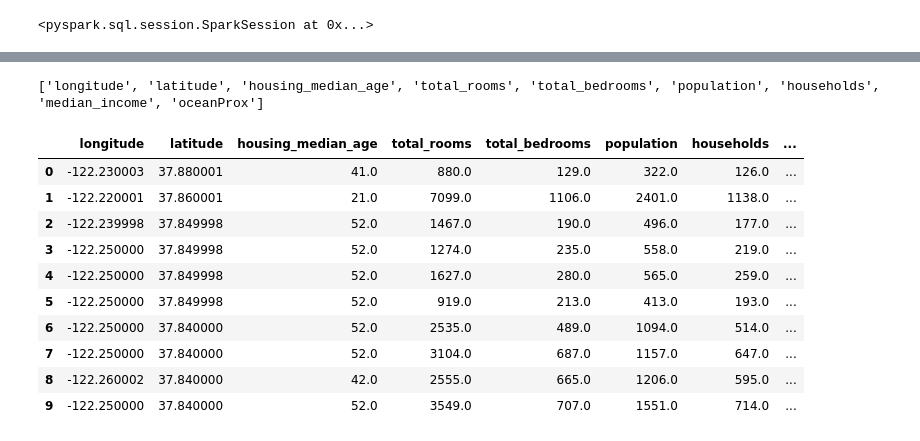
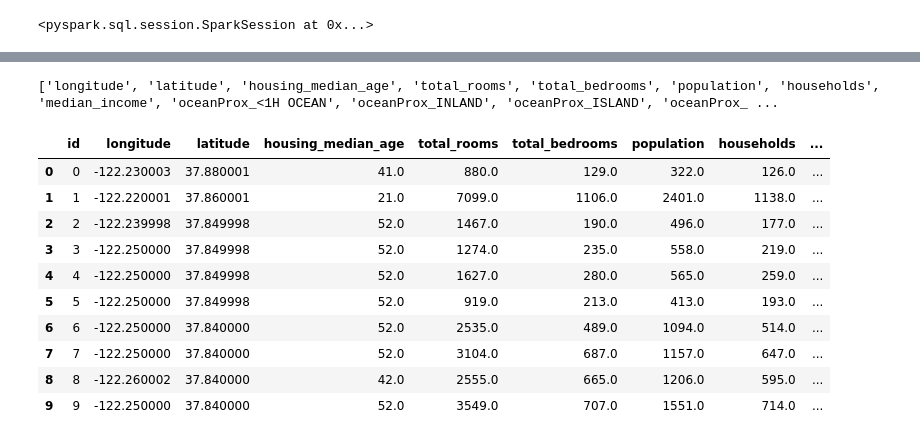
Before and after one commit to ahowe42/pyspark_explore, a Jupyter notebook: pyspark_essentials_udemy/MLLIB_Regression.ipynb, the cells around one changed output, grey strips where cells are left out. Drawn from its saved outputs; the diff is of its cells as text; code cells hidden in the pictures.

```diff
--- a/pyspark_essentials_udemy/MLLIB_Regression.ipynb
+++ b/pyspark_essentials_udemy/MLLIB_Regression.ipynb
@@ -26,6 +27,7 @@ spark
 1 cores
 <pyspark.sql.session.SparkSession at 0x...>
 # %%
+''' get the data '''
 # load the data
 fil = '../data/housing.csv'
 schem = StructType([StructField('longitude', FloatType()), StructField('latitude', FloatType()),
@@ -33,8 +35,12 @@ schem = StructType([StructField('longitude', FloatType()), StructField('latitude
                     StructField('total_bedrooms', FloatType()), StructField('population', FloatType()),
                     StructField('households', FloatType()), StructField('median_income', FloatType()),
                     StructField('median_house_value', FloatType()), StructField('ocean_proximity', StringType())])
+house = spark.read.format('csv').options(header=True).schema(schem).load(fil)
 
-house = spark.read.format('csv').options(header=True).schema(schem).load(fil)
+# add an ID - don't actually care if it's monotonic
+house = house.select(monotonically_increasing_id().alias('id'), '*')
+
+# talk
 cnt = house.count()
 print('%d records'%cnt)
 house.show(truncate=False)
@@ -90,16 +99,21 @@ print('%d records'%house.count())
 # %%
 ''' OHE the ocean_proximity var '''
 # first review the distribution
-display(house.groupBy('ocean_proximity').count().toPandas())
+tab = house.groupBy('ocean_proximity').count().toPandas().sort_values(by='ocean_proximity')
+display(tab)
 
 # first need to string index ...
-indx = StringIndexer(inputCol='ocean_proximity', outputCol='oceanProx_int')
+indx = StringIndexer(inputCol='ocean_proximity', outputCol='oceanProx_int', stringOrderType='alphabetAsc')
 house = indx.fit(house).transform(house)
 
 # ... then we can encode
 ohe = OneHotEncoder(inputCol='oceanProx_int', outputCol='oceanProx')
 house = ohe.fit(house).transform(house).drop('oceanProx_int')
 
+# make the OHE columns - last is excluded; when all are 0, it's the last
+featOHE = ['oceanProx_%s'%c for c in tab.ocean_proximity.values[:-1]]
+print(featOHE)
+
 # talk
 house.show(truncate=False)
 # %% [output]
@@ -132,28 +146,34 @@ house = house.withColumnRenamed('median_house_value', 'label')
 # %%
 ''' prepare the features '''
 # get the features
-features = [c for c in house.columns if c not in (['ocean_proximity', 'label'])]
+features = [c for c in house.columns if c not in (['ocean_proximity', 'label', 'id'])]
+
+# create & scale the features vector
+assr = VectorAssembler(inputCols=features, outputCol='features_raw')
+scalr = MinMaxScaler(inputCol='features_raw', outputCol='features')
+pipe = Pipeline(stages=[assr, scalr]).fit(house)
+house = pipe.transform(house).drop('features_raw')
+
+# now update the features list with the ocean proximity OHE columns; this assumes
+# oceanProx was the last column, which should be true
+features = features[:-1] + featOHE
 print(features)
-
-# create the features vector
-assr = VectorAssembler(inputCols=features, outputCol='features')
-house = assr.transform(house)
 
 # talk
 display(house.limit(10).toPandas())
-house.select('features', 'label').show(truncate=False)
+house.select('id', 'features', 'label').show(truncate=False)
 house.select('features').take(1)
 print('First row features = %s'%house.select('features').take(1)[0])
 # %% [output]
-['longitude', 'latitude', 'housing_median_age', 'total_rooms', 'total_bedrooms', 'population', 'households', 'median_income', 'oceanProx']
+['longitude', 'latitude', 'housing_median_age', 'total_rooms', 'total_bedrooms', 'population', 'households', 'median_income', 'oceanProx_<1H OCEAN', 'oceanProx_INLAND', 'oceanProx_ISLAND', 'oceanProx_ ...
-|  | longitude | latitude | housing_median_age | total_rooms | total_bedrooms | population | households | ... |
-| 0 | -122.230003 | 37.880001 | 41.0 | 880.0 | 129.0 | 322.0 | 126.0 | ... |
-| 1 | -122.220001 | 37.860001 | 21.0 | 7099.0 | 1106.0 | 2401.0 | 1138.0 | ... |
-| 2 | -122.239998 | 37.849998 | 52.0 | 1467.0 | 190.0 | 496.0 | 177.0 | ... |
-| 3 | -122.250000 | 37.849998 | 52.0 | 1274.0 | 235.0 | 558.0 | 219.0 | ... |
-| 4 | -122.250000 | 37.849998 | 52.0 | 1627.0 | 280.0 | 565.0 | 259.0 | ... |
-| 5 | -122.250000 | 37.849998 | 52.0 | 919.0 | 213.0 | 413.0 | 193.0 | ... |
-| 6 | -122.250000 | 37.840000 | 52.0 | 2535.0 | 489.0 | 1094.0 | 514.0 | ... |
-| 7 | -122.250000 | 37.840000 | 52.0 | 3104.0 | 687.0 | 1157.0 | 647.0 | ... |
-| 8 | -122.260002 | 37.840000 | 42.0 | 2555.0 | 665.0 | 1206.0 | 595.0 | ... |
-| 9 | -122.250000 | 37.840000 | 52.0 | 3549.0 | 707.0 | 1551.0 | 714.0 | ... |
+|  | id | longitude | latitude | housing_median_age | total_rooms | total_bedrooms | population | households | ... |
+| 0 | 0 | -122.230003 | 37.880001 | 41.0 | 880.0 | 129.0 | 322.0 | 126.0 | ... |
+| 1 | 1 | -122.220001 | 37.860001 | 21.0 | 7099.0 | 1106.0 | 2401.0 | 1138.0 | ... |
+| 2 | 2 | -122.239998 | 37.849998 | 52.0 | 1467.0 | 190.0 | 496.0 | 177.0 | ... |
+| 3 | 3 | -122.250000 | 37.849998 | 52.0 | 1274.0 | 235.0 | 558.0 | 219.0 | ... |
+| 4 | 4 | -122.250000 | 37.849998 | 52.0 | 1627.0 | 280.0 | 565.0 | 259.0 | ... |
+| 5 | 5 | -122.250000 | 37.849998 | 52.0 | 919.0 | 213.0 | 413.0 | 193.0 | ... |
+| 6 | 6 | -122.250000 | 37.840000 | 52.0 | 2535.0 | 489.0 | 1094.0 | 514.0 | ... |
+| 7 | 7 | -122.250000 | 37.840000 | 52.0 | 3104.0 | 687.0 | 1157.0 | 647.0 | ... |
+| 8 | 8 | -122.260002 | 37.840000 | 42.0 | 2555.0 | 665.0 | 1206.0 | 595.0 | ... |
+| 9 | 9 | -122.250000 | 37.840000 | 52.0 | 3549.0 | 707.0 | 1551.0 | 714.0 | ... |
```
Also changed, not shown: parts of 26 cells of this notebook.
